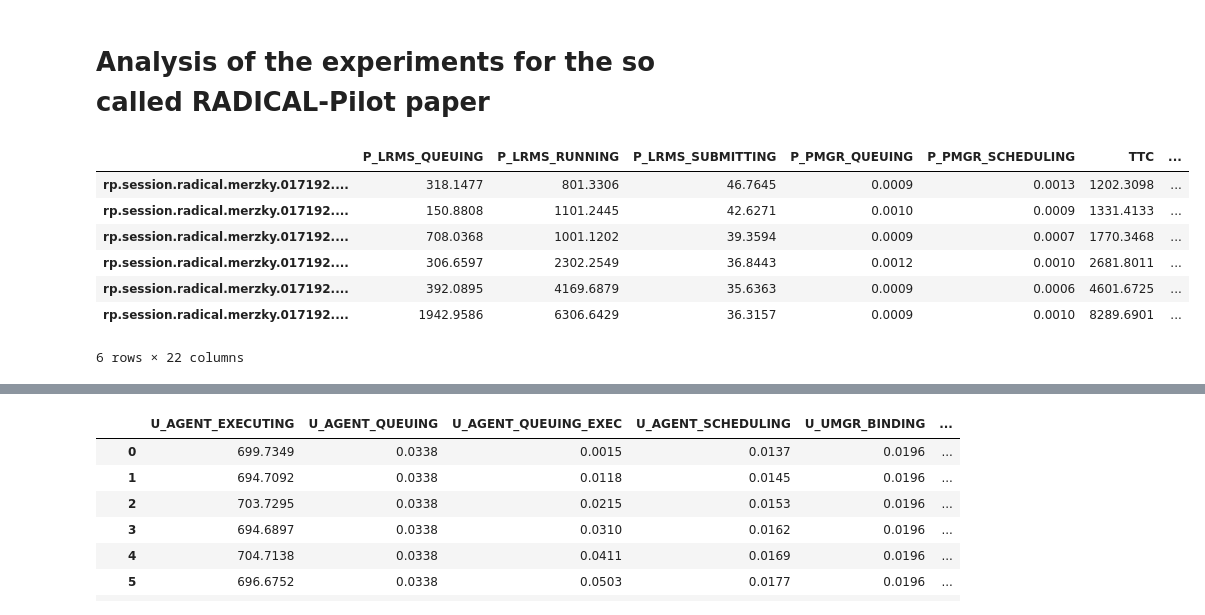
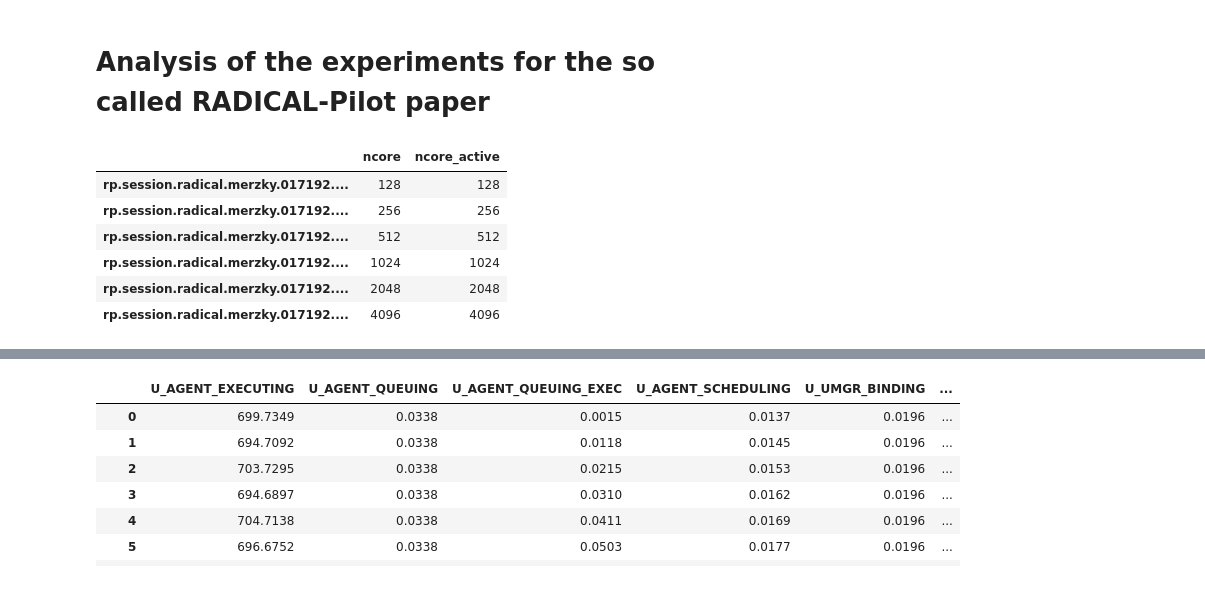
Before and after one commit to radical-experiments/rp-paper, a Jupyter notebook: analysis/rp_paper_experiments.ipynb, the cells around one changed output, grey strips where cells are left out. Saved outputs shown, nothing was run; the diff lists cells and outputs as text; code cells hidden in the pictures.

```diff
--- a/analysis/rp_paper_experiments.ipynb
+++ b/analysis/rp_paper_experiments.ipynb
@@ -113,13 +113,12 @@ ttc = sessions[
 ttc.columns = ttc.columns.droplevel(0)
 ttc = ttc.reset_index()
 # %%
-sessions
+sessions[['ncore', 'ncore_active']]
 # %% [output]
-|  | P_LRMS_QUEUING | P_LRMS_RUNNING | P_LRMS_SUBMITTING | P_PMGR_QUEUING | P_PMGR_SCHEDULING | TTC | ... |
-| rp.session.radical.merzky.017192.... | 318.1477 | 801.3306 | 46.7645 | 0.0009 | 0.0013 | 1202.3098 | ... |
-| rp.session.radical.merzky.017192.... | 150.8808 | 1101.2445 | 42.6271 | 0.0010 | 0.0009 | 1331.4133 | ... |
-| rp.session.radical.merzky.017192.... | 708.0368 | 1001.1202 | 39.3594 | 0.0009 | 0.0007 | 1770.3468 | ... |
-| rp.session.radical.merzky.017192.... | 306.6597 | 2302.2549 | 36.8443 | 0.0012 | 0.0010 | 2681.8011 | ... |
-| rp.session.radical.merzky.017192.... | 392.0895 | 4169.6879 | 35.6363 | 0.0009 | 0.0006 | 4601.6725 | ... |
-| rp.session.radical.merzky.017192.... | 1942.9586 | 6306.6429 | 36.3157 | 0.0009 | 0.0010 | 8289.6901 | ... |
+|  | ncore | ncore_active |
+| rp.session.radical.merzky.017192.... | 128 | 128 |
+| rp.session.radical.merzky.017192.... | 256 | 256 |
+| rp.session.radical.merzky.017192.... | 512 | 512 |
+| rp.session.radical.merzky.017192.... | 1024 | 1024 |
+| rp.session.radical.merzky.017192.... | 2048 | 2048 |
+| rp.session.radical.merzky.017192.... | 4096 | 4096 |
-6 rows × 22 columns
```
Also changed, not shown: parts of 3 cells of this notebook, 2 other files.
